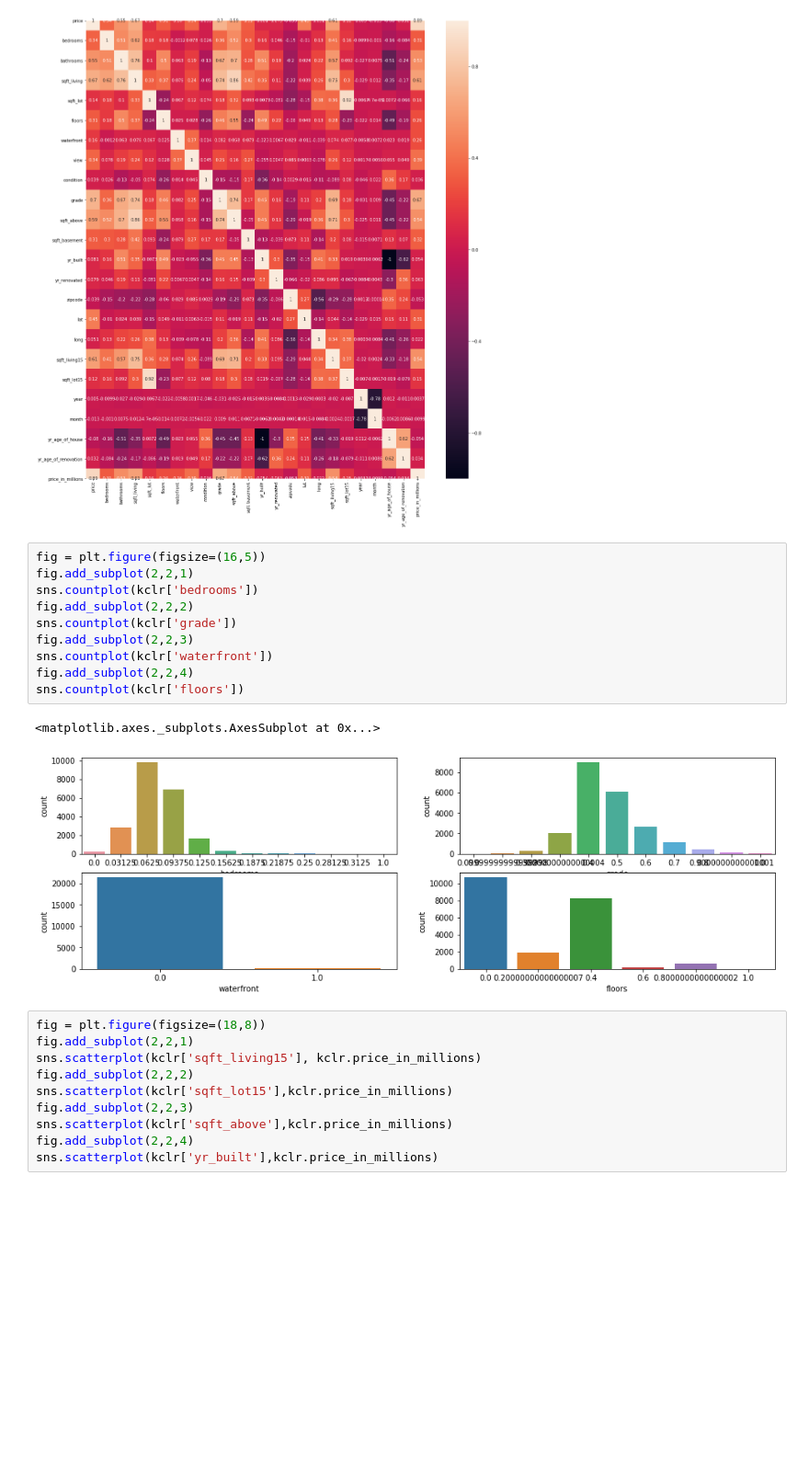
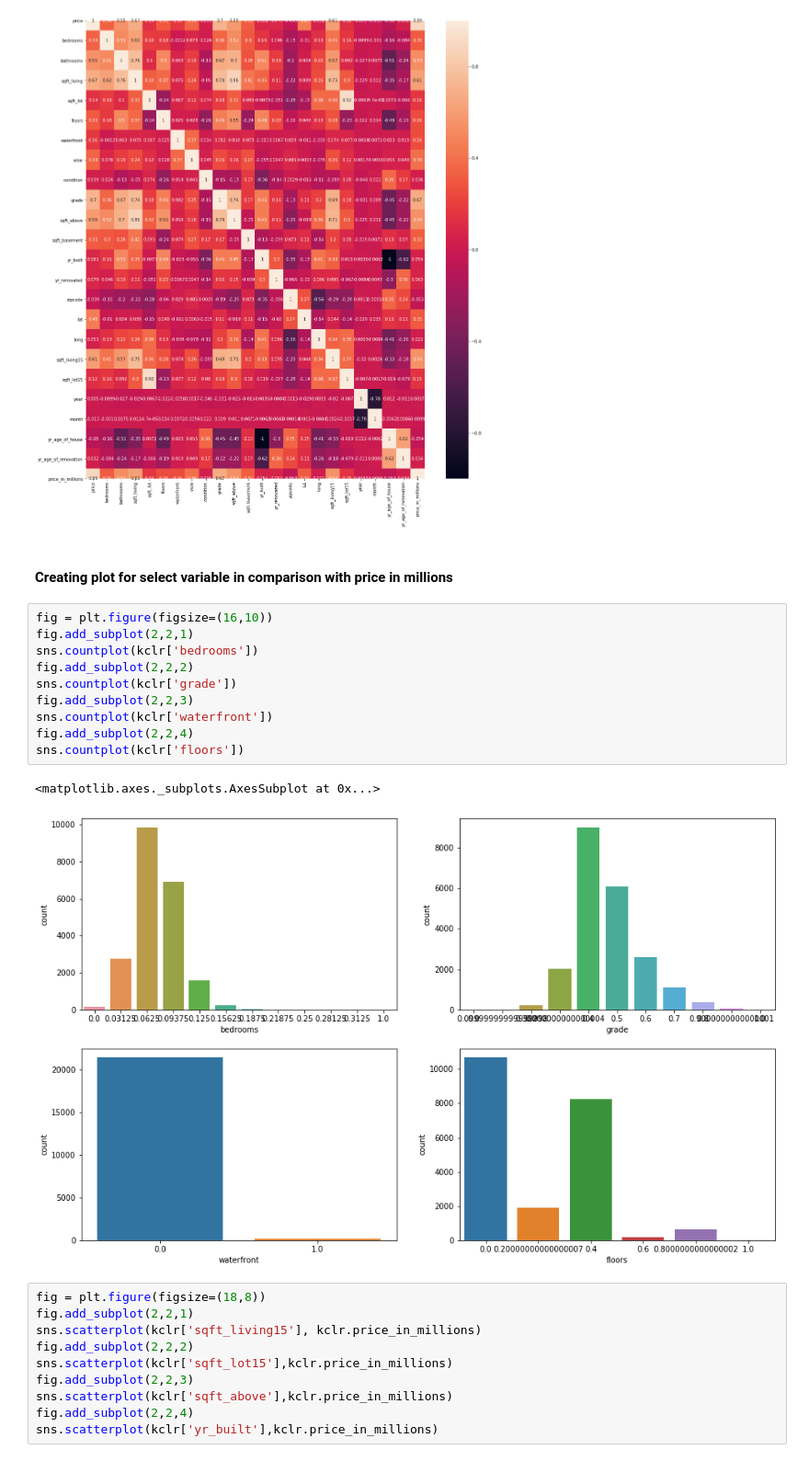
Before and after one commit to ksis1st/Kings_County_Housing_Price_Prediction, a Jupyter notebook: KC_Final_Model.ipynb, the cells around one changed output. Shown at 92% size. Cells and saved outputs as stored; diff of their text form; blank space fills up the shorter version.

Commit message:
modified plots and added notes

```diff
--- a/KC_Final_Model.ipynb
+++ b/KC_Final_Model.ipynb
@@ -57,19 +57,21 @@ sns.heatmap(kclr.corr(),annot=True )
 # %% [output]
 <matplotlib.axes._subplots.AxesSubplot at 0x...>
 [figure]
+# %% [markdown]
+#### Creating plot for select variable in comparison with price in millions
 # %%
-fig = plt.figure(figsize=(16,5))
+fig = plt.figure(figsize=(16,10))
 fig.add_subplot(2,2,1)
 sns.countplot(kclr['bedrooms'])
 fig.add_subplot(2,2,2)
 sns.countplot(kclr['grade'])
 fig.add_subplot(2,2,3)
 sns.countplot(kclr['waterfront'])
 fig.add_subplot(2,2,4)
 sns.countplot(kclr['floors'])
 # %% [output]
 <matplotlib.axes._subplots.AxesSubplot at 0x...>
-[figure, old version]
+[figure, new version]
 # %%
 fig = plt.figure(figsize=(18,8))
 fig.add_subplot(2,2,1)
```
Also changed, not shown: parts of 6 cells of this notebook.
